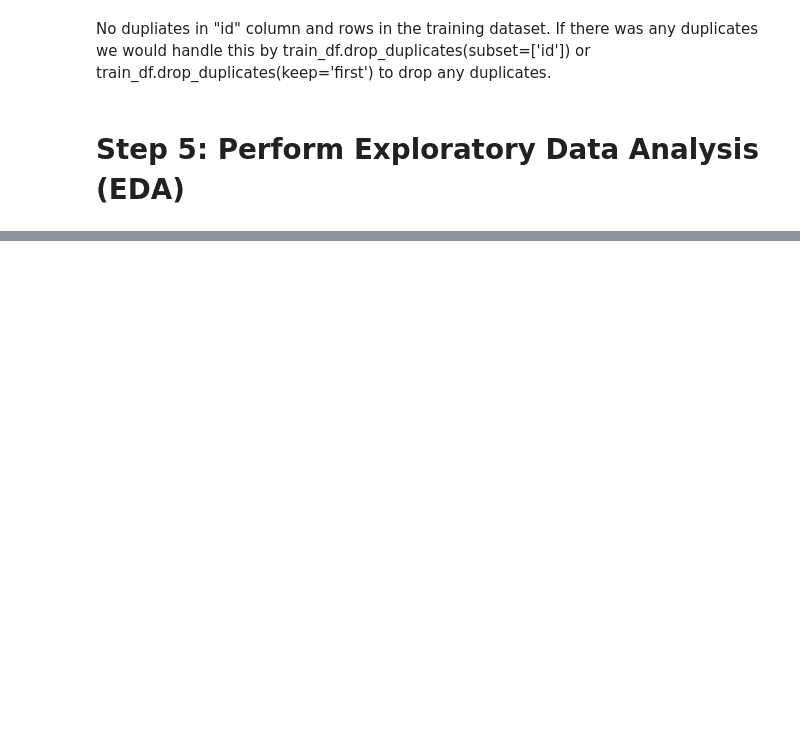
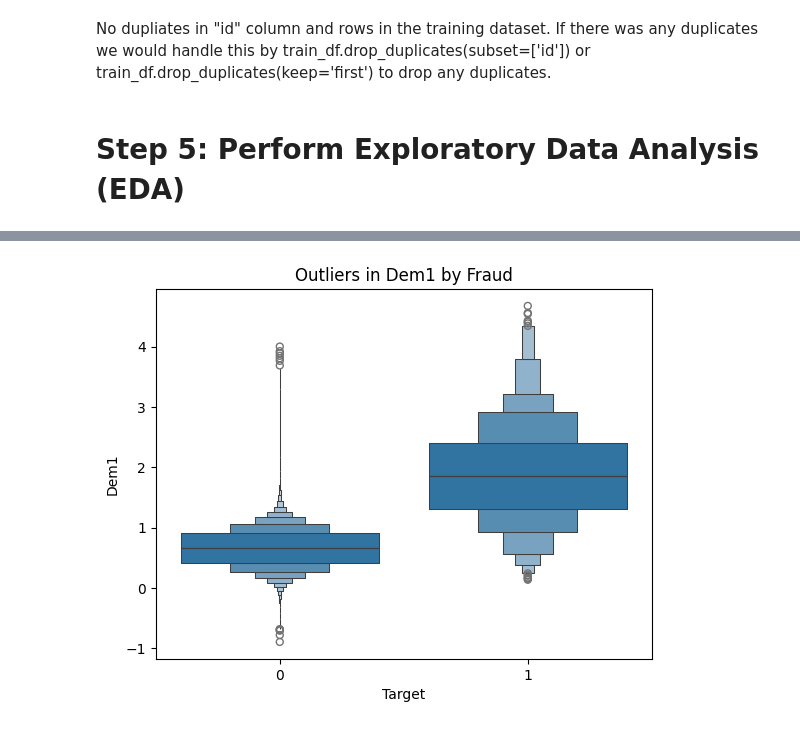
Before and after one commit to ctimothy14/fraud-analysis, a Jupyter notebook: fraud_analysis.ipynb, the cells around one changed output, grey strips where cells are left out. Drawn from its saved outputs; the diff is of its cells as text; code cells hidden in the pictures; blank space fills up the shorter version.

```diff
--- a/fraud_analysis.ipynb
+++ b/fraud_analysis.ipynb
@@ -262,0 +292,7 @@ for i in train_df.columns:
+# %%
+# Identify Features Most Correlated with Fraud.
+corrrelation_with_target = correlation_matrix['Target'].sort_values(ascending=False)
+
+# Display most correlated features.
+print("Features most correlated with Fraud: /n")
+print(corrrelation_with_target)
@@ -262,0 +325,14 @@ for i in train_df.columns:
+# %%
+# Check for Outliers in Highly Correlated Features
+# Fraud transactions will often show extreme values in certain features. Using a boxplot will help identify these outliers.
+
+# Select the most correlated featurd (excluding target)
+top_feature = corrrelation_with_target.index[1] # # Index 1 to skip 'Target' itself
+
+# Create boxplot to visualise outliers
+plt.Figure(figsize=(10,6))
+sns.boxenplot(x='Target', y=top_feature, data=train_df)
+plt.title(f"Outliers in {top_feature} by Fraud")
+plt.show()
+# %% [output]
+[figure, added]
```
Also changed, not shown: parts of 9 cells of this notebook.
